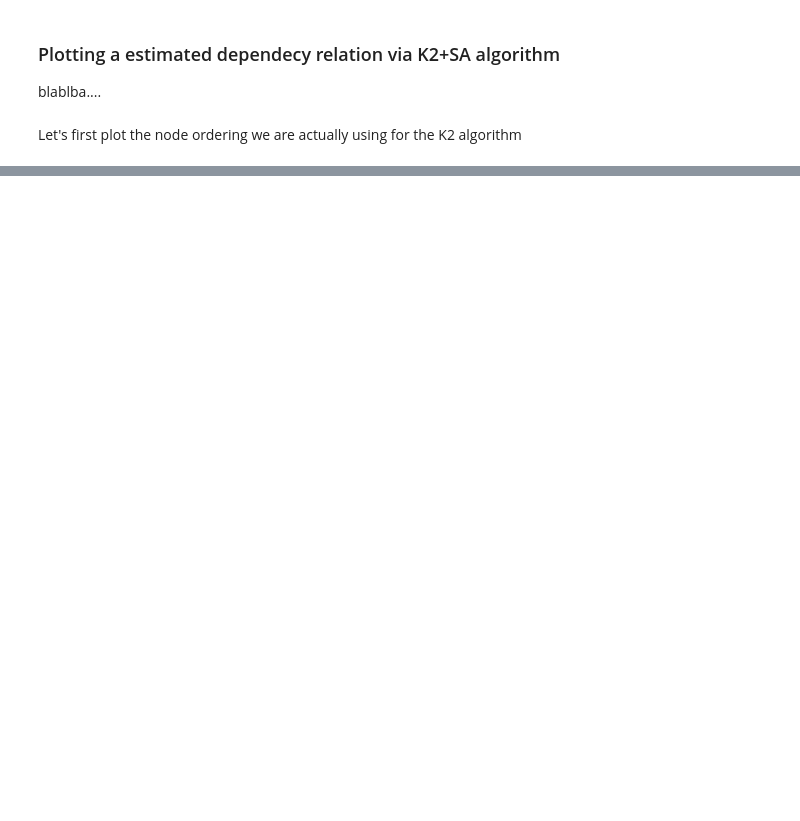
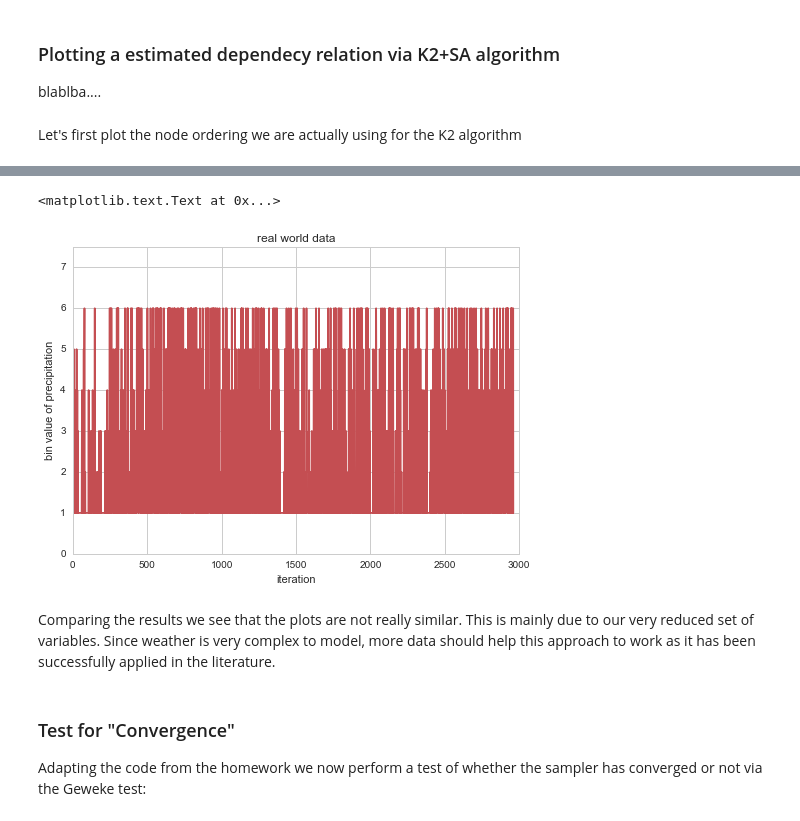
Before and after one commit to therealchuckliu/MCWeather, a Jupyter notebook: 02_Bayesian_Networks.ipynb, the cells around one changed output, grey strips where cells are left out. Saved outputs shown, nothing was run; the diff lists cells and outputs as text; code cells hidden in the pictures; blank space fills up the shorter version.

```diff
--- a/02_Bayesian_Networks.ipynb
+++ b/02_Bayesian_Networks.ipynb
@@ -542,0 +654,14 @@ plot_map_graph(dep_map, best_mat)
+# %%
+plt.plot(rain_discrete[code][:-tr_bos.shape[0]], color=sns.color_palette()[2])
+plt.ylim(0, 7.5)
+plt.xlabel('iteration')
+plt.ylabel('bin value of precipitation')
+plt.title('real world data')
+# %% [output]
+<matplotlib.text.Text at 0x...>
+[figure, added]
+# %% [markdown]
+Comparing the results we see that the plots are not really similar. This is mainly due to our very reduced set of variables. Since weather is very complex to model, more data should help this approach to work as it has been successfully applied in the literature.
+# %% [markdown]
+### Test for "Convergence"
+Adapting the code from the homework we now perform a test of whether the sampler has converged or not via the Geweke test:
```
Also changed, not shown: parts of 22 cells of this notebook, 1 other file.
